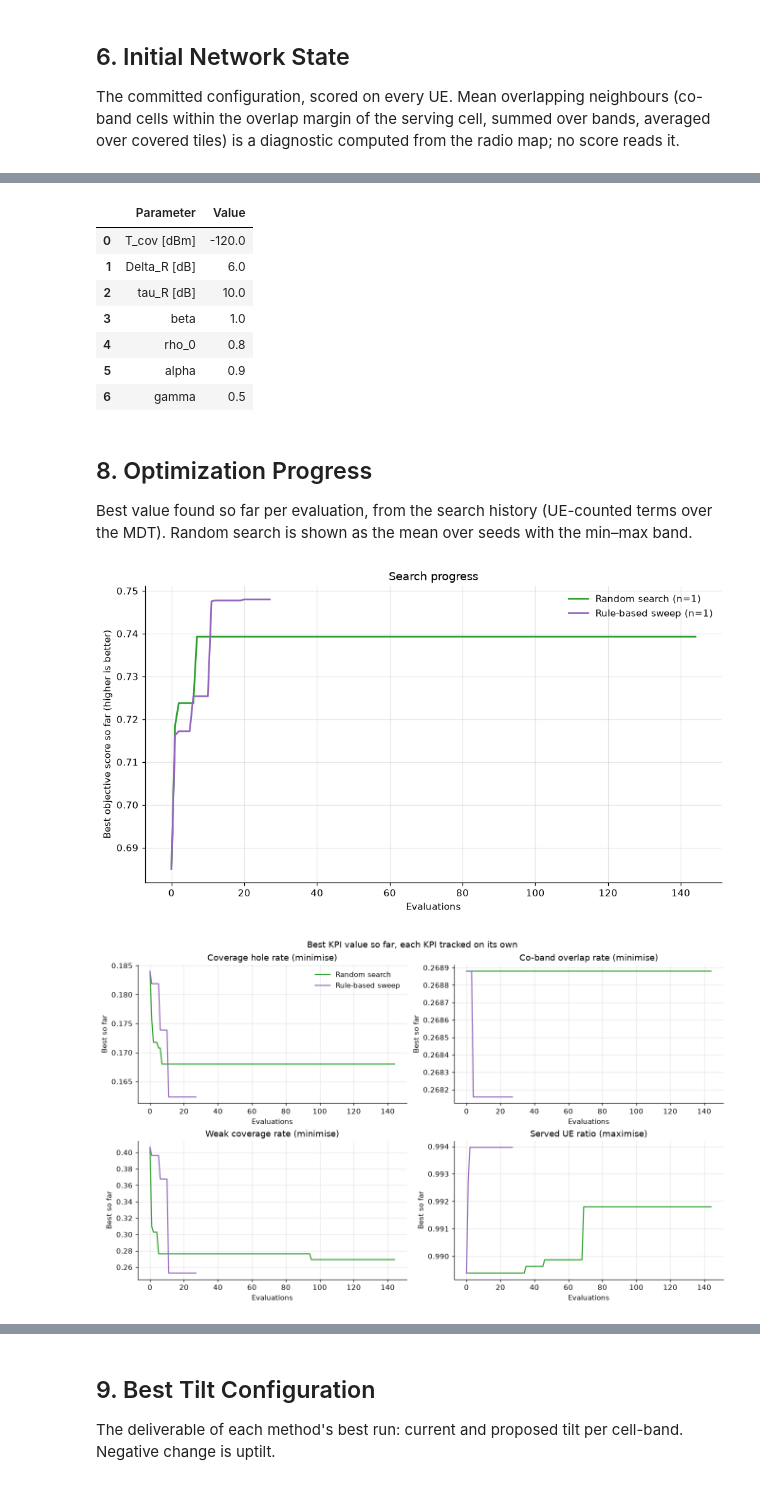
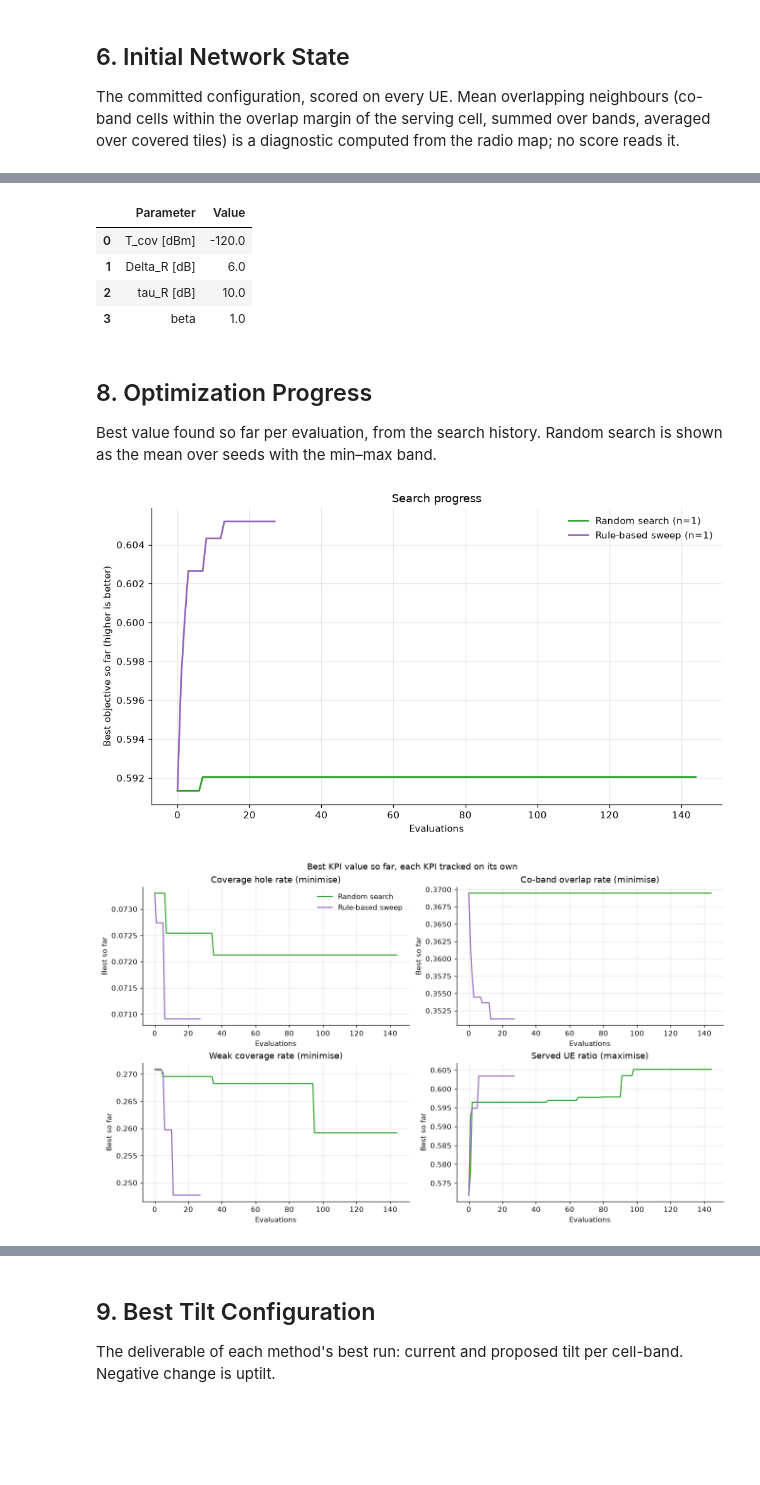
Before and after one commit to NguyenVu04/band-tilt, a Jupyter notebook: notebooks/03a_baseline.ipynb, the cells around one changed output, grey strips where cells are left out. Cells and saved outputs as stored; diff of their text form; code cells hidden in the pictures; blank space fills up the shorter version.

```diff
--- a/notebooks/03a_baseline.ipynb
+++ b/notebooks/03a_baseline.ipynb
@@ -119,7 +119,6 @@ space = TiltSpace.from_config(cfg)
 baseline = run_store.baseline_map(cfg)
 cells = pd.read_parquet(cfg.data.output.cell_file).drop_duplicates("cell")
 ue = pd.read_parquet(cfg.data.output.ue_file)
-mdt = pd.read_parquet(cfg.data.output.mdt_file)
 radio_cfg = cfg.simulation.radio_map
 n_rows, n_cols = maps.grid_shape(baseline)
 
@@ -176,10 +175,9 @@ simulation = pd.DataFrame(
 )
 users = pd.DataFrame(
     {
-        "Parameter": ["UE reports, all", "UE reports, MDT", "Intervals", "Distribution"],
+        "Parameter": ["UE reports", "Intervals", "Distribution"],
         "Value": [
             len(ue),
-            len(mdt),
             ue["t_index"].nunique(),
             "Uniform open-ground background plus Gaussian hotspots (notebook 00)",
         ],
@@ -390,15 +378,12 @@ reported beside it; none of them is weighted into it directly.
 objective = cfg.kpi.objective
 parameters = pd.DataFrame(
     {
-        "Parameter": ["T_cov [dBm]", "Delta_R [dB]", "tau_R [dB]", "beta", "rho_0", "alpha", "gamma"],
+        "Parameter": ["T_cov [dBm]", "Delta_R [dB]", "tau_R [dB]", "beta"],
         "Value": [
             cfg.kpi.hole_dbm,
             cfg.kpi.overlap_margin_db,
             objective.tau_r_db,
             objective.beta,
-            objective.rho_0,
-            objective.alpha,
-            objective.gamma,
         ],
     }
 )
@@ -410,36 +395,33 @@ parameters
 | 1 | Delta_R [dB] | 6.0 |
 | 2 | tau_R [dB] | 10.0 |
 | 3 | beta | 1.0 |
-| 4 | rho_0 | 0.8 |
-| 5 | alpha | 0.9 |
-| 6 | gamma | 0.5 |
 # %% [markdown]
 ## 8. Optimization Progress
 
-Best value found so far per evaluation, from the search history (UE-counted terms over the MDT). Random search is
-shown as the mean over seeds with the min–max band.
+Best value found so far per evaluation, from the search history. Random search is shown as the mean over seeds with
+the min–max band.
 # %%
-trace = compare.convergence(runs, cfg)
+trace = compare.convergence(runs)
 figure = plots.convergence_plot(trace)
 save_fig(figure, "search_progress")
 plt.show()
 
 figure, axes = plt.subplots(2, 2, figsize=(12.0, 7.0), constrained_layout=True)
 for axis, name in zip(axes.ravel(), ("hole_rate", "overlap_rate", "weak_rate", "served_ratio"), strict=True):
     part = trace[trace["kpi"] == name]
     for method, group in part.groupby("method", sort=False):
         mean = group.groupby("iteration")["value"].mean()
         axis.plot(mean.index, mean.to_numpy(), color=plots.COLOURS.get(method), label=label(method))
     axis.set_title(f"{label(name)} ({compare.direction(name)})")
     axis.set_xlabel("Evaluations")
     axis.set_ylabel("Best so far")
 axes[0, 0].legend()
 figure.suptitle("Best KPI value so far, each KPI tracked on its own")
 save_fig(figure, "kpi_progress")
 plt.show()
 # %% [output]
-[figure, old version]
+[figure, new version]
-[figure, old version]
+[figure, new version]
 # %% [markdown]
 Each KPI panel tracks that KPI's own best value, which need not come from the configuration with the best J.
 
```
Also changed, not shown: parts of 19 cells of this notebook, 43 other files.
